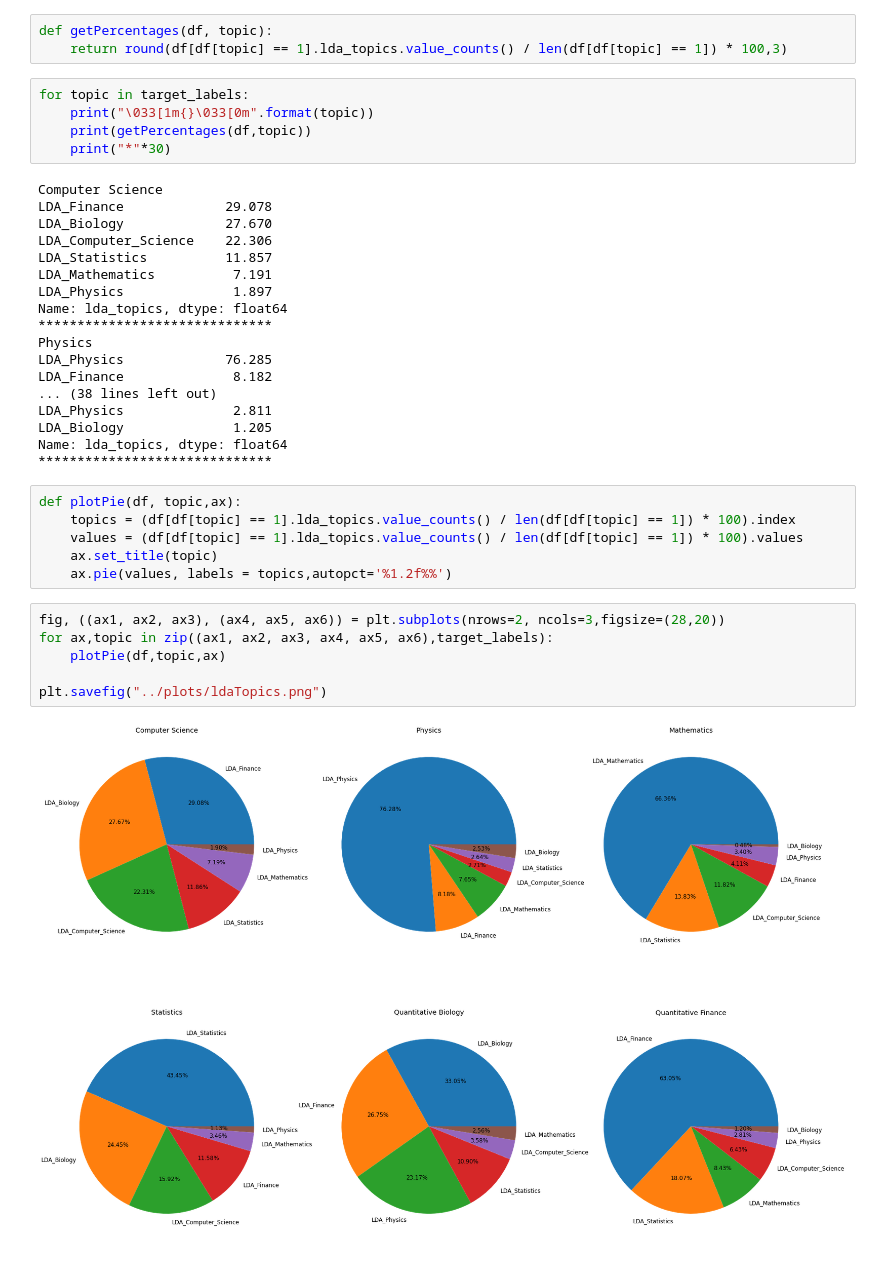
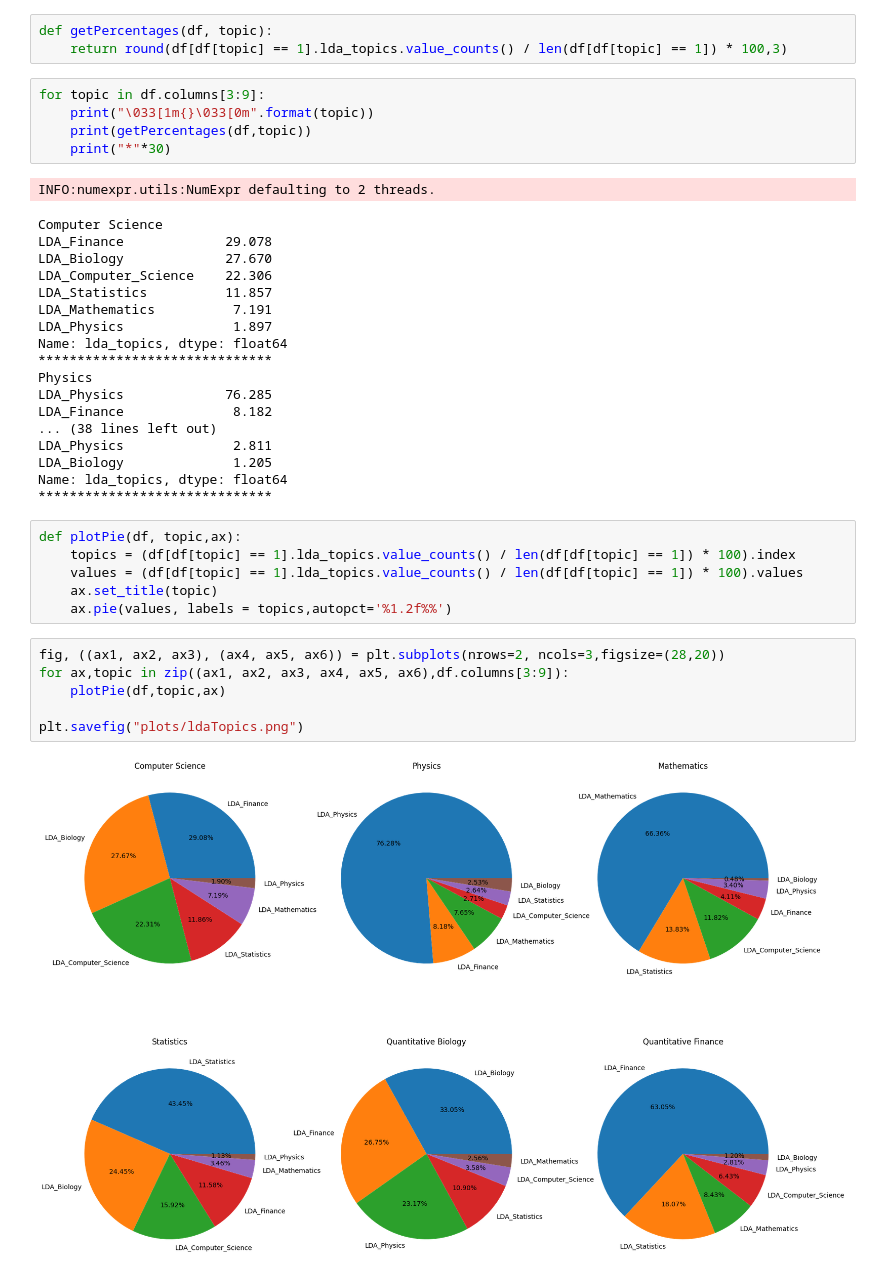
Before and after one commit to demirbilek95/NLP_Project, a Jupyter notebook: src/guidedLDA.ipynb, the cells around one changed output. Cells and saved outputs as stored; diff of their text form.

```diff
--- a/src/guidedLDA.ipynb
+++ b/src/guidedLDA.ipynb
@@ -129,28 +129,29 @@ df["lda_topics"] = lda_topics
 def getPercentages(df, topic):
     return round(df[df[topic] == 1].lda_topics.value_counts() / len(df[df[topic] == 1]) * 100,3)
 # %%
-for topic in target_labels:
+for topic in df.columns[3:9]:
     print("\033[1m{}\033[0m".format(topic))
     print(getPercentages(df,topic))
     print("*"*30)
 # %% [output]
-Computer Science
-LDA_Finance             29.078
-LDA_Biology             27.670
-LDA_Computer_Science    22.306
-LDA_Statistics          11.857
-LDA_Mathematics          7.191
-LDA_Physics              1.897
-Name: lda_topics, dtype: float64
-******************************
-Physics
-LDA_Physics             76.285
-LDA_Finance              8.182
-... (38 lines left out)
-LDA_Physics              2.811
-LDA_Biology              1.205
-Name: lda_topics, dtype: float64
-******************************
+INFO:numexpr.utils:NumExpr defaulting to 2 threads.
+Computer Science
+LDA_Finance             29.078
+LDA_Biology             27.670
+LDA_Computer_Science    22.306
+LDA_Statistics          11.857
+LDA_Mathematics          7.191
+LDA_Physics              1.897
+Name: lda_topics, dtype: float64
+******************************
+Physics
+LDA_Physics             76.285
+LDA_Finance              8.182
+... (38 lines left out)
+LDA_Physics              2.811
+LDA_Biology              1.205
+Name: lda_topics, dtype: float64
+******************************
 # %%
 def plotPie(df, topic,ax):
     topics = (df[df[topic] == 1].lda_topics.value_counts() / len(df[df[topic] == 1]) * 100).index
@@ -159,9 +160,9 @@ def plotPie(df, topic,ax):
     ax.pie(values, labels = topics,autopct='%1.2f%%')
 # %%
 fig, ((ax1, ax2, ax3), (ax4, ax5, ax6)) = plt.subplots(nrows=2, ncols=3,figsize=(28,20))
-for ax,topic in zip((ax1, ax2, ax3, ax4, ax5, ax6),target_labels):
+for ax,topic in zip((ax1, ax2, ax3, ax4, ax5, ax6),df.columns[3:9]):
     plotPie(df,topic,ax)
 
-plt.savefig("../plots/ldaTopics.png")
+plt.savefig("plots/ldaTopics.png")
 # %% [output]
-[figure, old version]
+[figure, new version]
```
Also changed, not shown: parts of 2 cells of this notebook.
